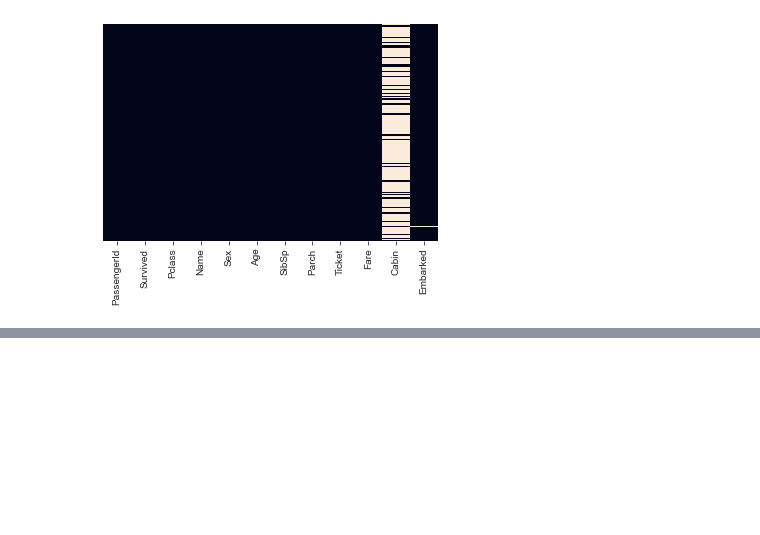
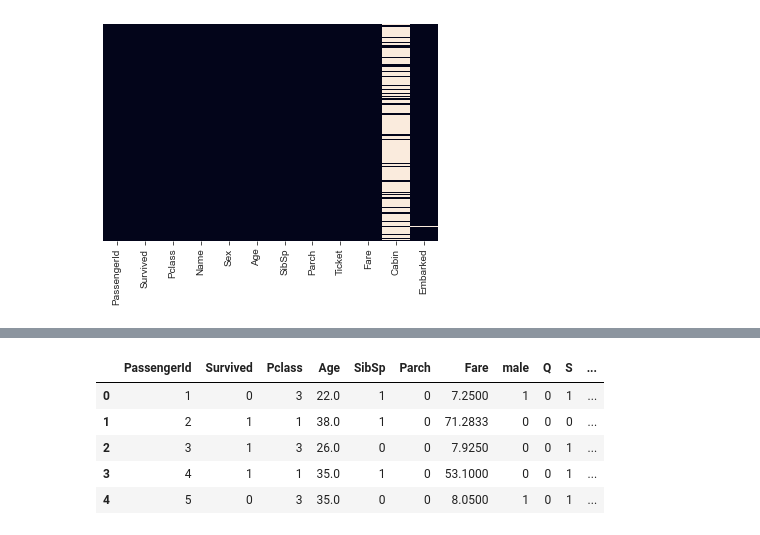
Before and after one commit to MIDAS-26/DS_ML, a Jupyter notebook: ML/LogisticRegression.ipynb, the cells around one changed output, grey strips where cells are left out. Cells and saved outputs as stored; diff of their text form; code cells hidden in the pictures; blank space fills up the shorter version.

Commit message:
Cleaned the data

```diff
--- a/ML/LogisticRegression.ipynb
+++ b/ML/LogisticRegression.ipynb
@@ -83,0 +131,7 @@ sns.heatmap(train.isnull(), yticklabels=False, cbar=False)
+# %%
+#as you can see, it divides the column into 2 categories and 0 means false and 1 means true
+#now the problem is that if it is passed to the ml algorithm like this, it will be able to predict the value of the second column perfectly because if female is 0 means male will be 1
+#this will mess up the algorithm as it can perfectly predict a column based on a column and it's not the same for other columns
+#hence we drop either of those columns so for eg - we get only male column as true or false data using drop_first=bool
+sex = pd.get_dummies(train['Sex'], drop_first=True)
+sex.head()
@@ -83,0 +156,11 @@ sns.heatmap(train.isnull(), yticklabels=False, cbar=False)
+# %%
+#to add these columns to the dataframe, we use pd.concat()
+train = pd.concat([train, sex, embarked], axis=1)
+train.head()
+# %% [output]
+|  | PassengerId | Survived | Pclass | Age | SibSp | Parch | Fare | male | Q | S | ... |
+| 0 | 1 | 0 | 3 | 22.0 | 1 | 0 | 7.2500 | 1 | 0 | 1 | ... |
+| 1 | 2 | 1 | 1 | 38.0 | 1 | 0 | 71.2833 | 0 | 0 | 0 | ... |
+| 2 | 3 | 1 | 3 | 26.0 | 0 | 0 | 7.9250 | 0 | 0 | 1 | ... |
+| 3 | 4 | 1 | 1 | 35.0 | 1 | 0 | 53.1000 | 0 | 0 | 1 | ... |
+| 4 | 5 | 0 | 3 | 35.0 | 0 | 0 | 8.0500 | 1 | 0 | 1 | ... |
```
Also changed, not shown: parts of 15 cells of this notebook.
